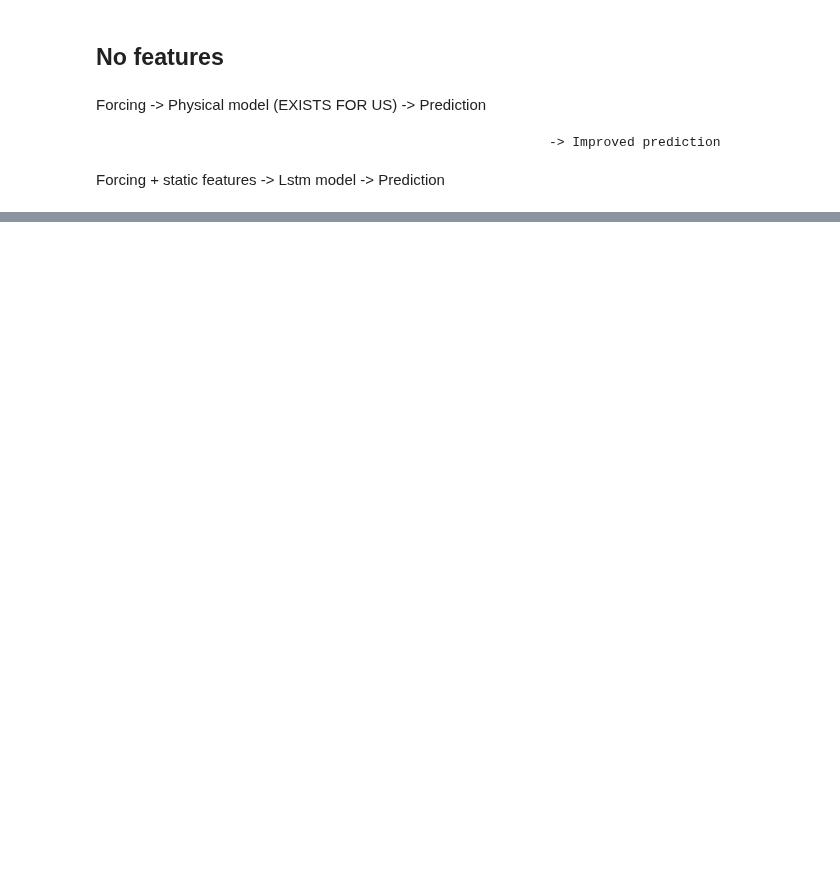
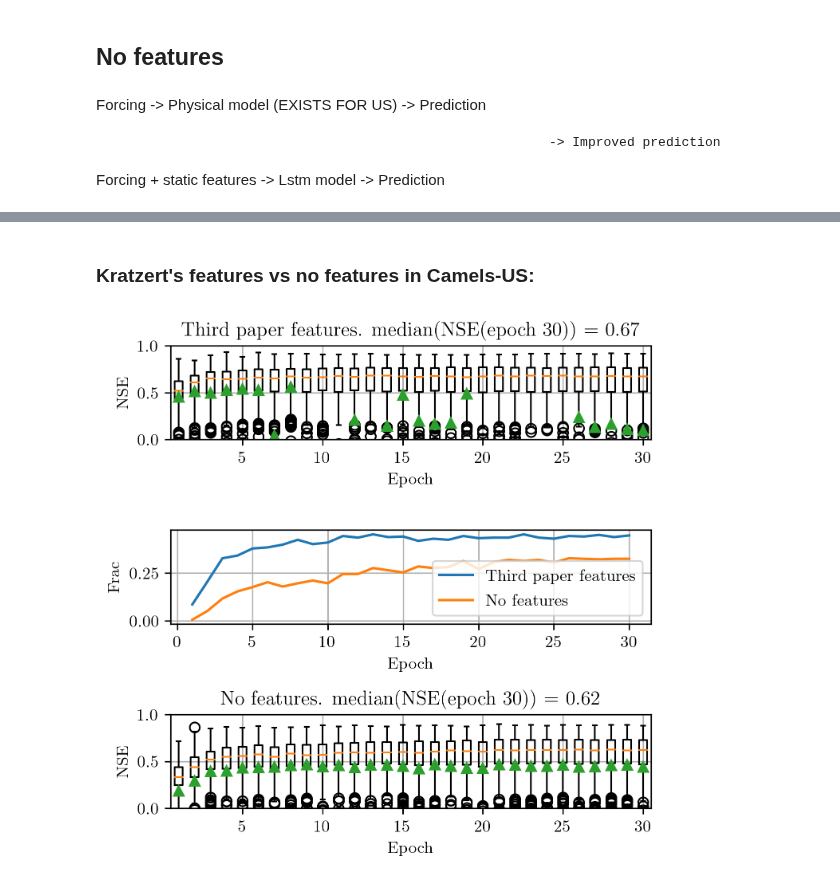
Before and after one commit to bernharl/Master-Thesis, a Jupyter notebook: notebooks/correlation_reduction.ipynb, the cells around one changed output, grey strips where cells are left out. Drawn from its saved outputs; the diff is of its cells as text; code cells hidden in the pictures; blank space fills up the shorter version.

```diff
--- a/notebooks/correlation_reduction.ipynb
+++ b/notebooks/correlation_reduction.ipynb
@@ -436,0 +514,49 @@ plot_fractions(cv_nse)
+# %% [markdown]
+### Kratzert's features vs no features in Camels-US:
+# %%
+results_cv = load_cv_results(
+    "/home/bernhard/git/Master-Thesis/runs/camels_us/kratzert_features_cv_us",
+    5,
+    "lstm",
+    "19970204",
+    epoch=30,
+)
+fig, axes = plt.subplots(3,1)
+axes = axes.flatten()
+axes[0].set_ylim([0, 1])
+axes[0].set_xlabel("Epoch")
+axes[2].set_ylim([0, 1])
+axes[2].set_xlabel("Epoch")
+
+
+cv_nse = restructure_results(results_cv)
+nse_boxplots(
+    cv_nse,ax=axes[0]
+)
+axes[0].set_title(f"Third paper features. median(NSE(epoch 30)) = {np.median(cv_nse[:,29]):.2f}")
+
+
+plot_fractions(cv_nse, ax=axes[1])
+
+results_cv = load_cv_results(
+    "/home/bernhard/git/Master-Thesis/runs/camels_us/no_features_kratzert_dropout_seq_cv_us",
+    5,
+    "lstm_no_static",
+    "19970204",
+    epoch=30,
+)
+cv_nse = restructure_results(results_cv)
+
+nse_boxplots(
+    cv_nse,ax=axes[2]
+)
+axes[2].set_title(f"No features. median(NSE(epoch 30)) = {np.median(cv_nse[:,29]):.2f}")
+
+plot_fractions(cv_nse, ax=axes[1])
+axes[1].legend(["Third paper features", "No features"])
+axes[1].set_ylabel("Frac")
+axes[1].grid()
+fig.set_size_inches([4.7747, 4.7747])
+fig.tight_layout()
+# %% [output]
+[figure, added]
```
Also changed, not shown: parts of 9 cells of this notebook, 1 other file.
